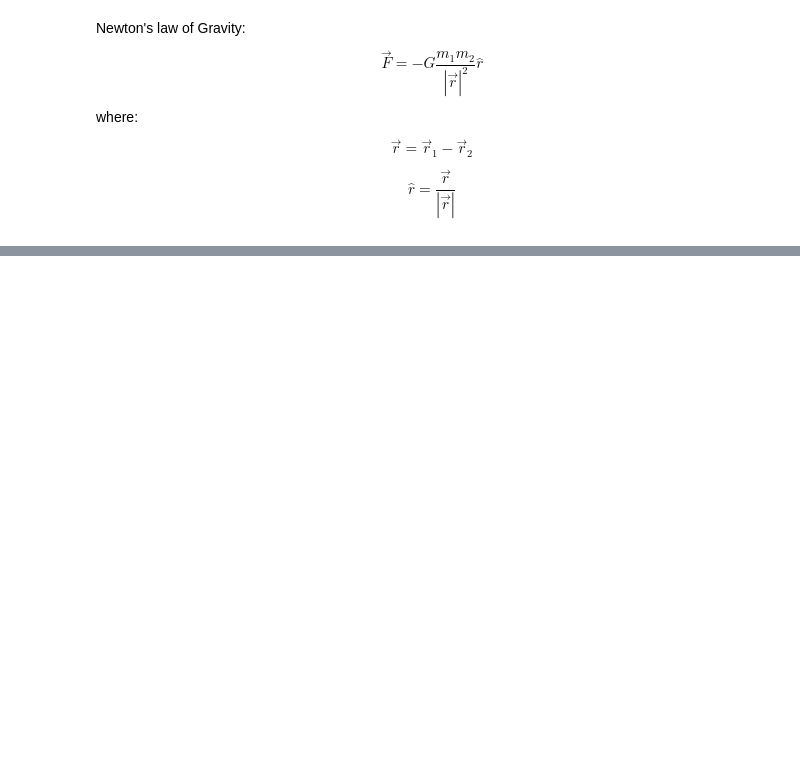
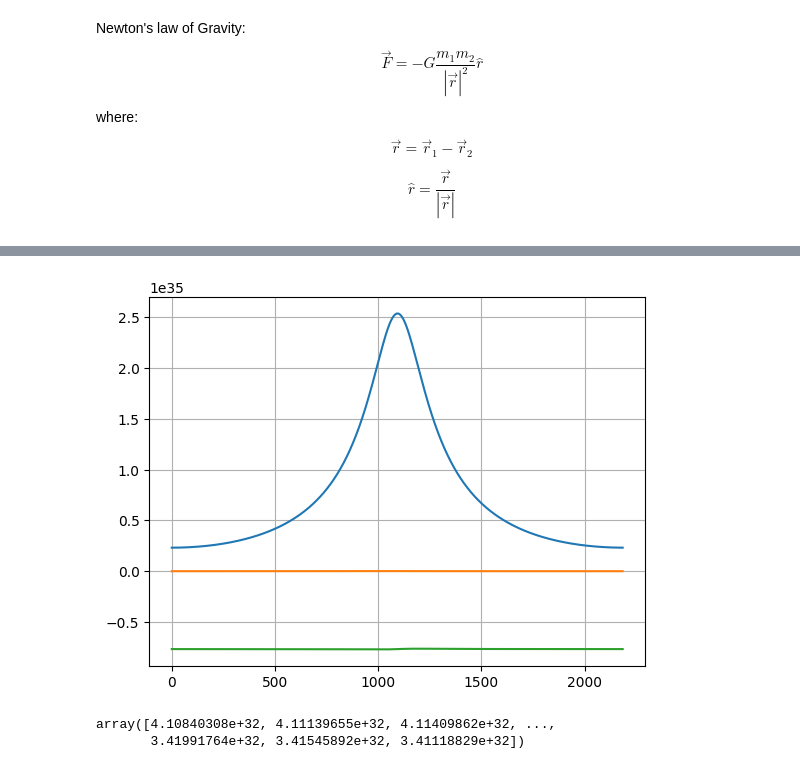
Before and after one commit to jmtony2000/Numerical_Symulations_of_-Star_System_Dynamics, a Jupyter notebook: Simulation.ipynb, the cells around one changed output, grey strips where cells are left out. Drawn from its saved outputs; the diff is of its cells as text; code cells hidden in the pictures; blank space fills up the shorter version.

```diff
--- a/Simulation.ipynb
+++ b/Simulation.ipynb
@@ -81,0 +188,7 @@ max(posx_planet)
+# %%
+plt.plot(t, eK)
+plt.plot(t, sk)
+plt.plot(t, Ee)
+plt.grid()
+# %% [output]
+[figure, added]
@@ -81,0 +202,5 @@ max(posx_planet)
+# %%
+EVp2k
+# %% [output]
+array([4.10840308e+32, 4.11139655e+32, 4.11409862e+32, ...,
+       3.41991764e+32, 3.41545892e+32, 3.41118829e+32])
```
Also changed, not shown: parts of 19 cells of this notebook, 4 other files.
